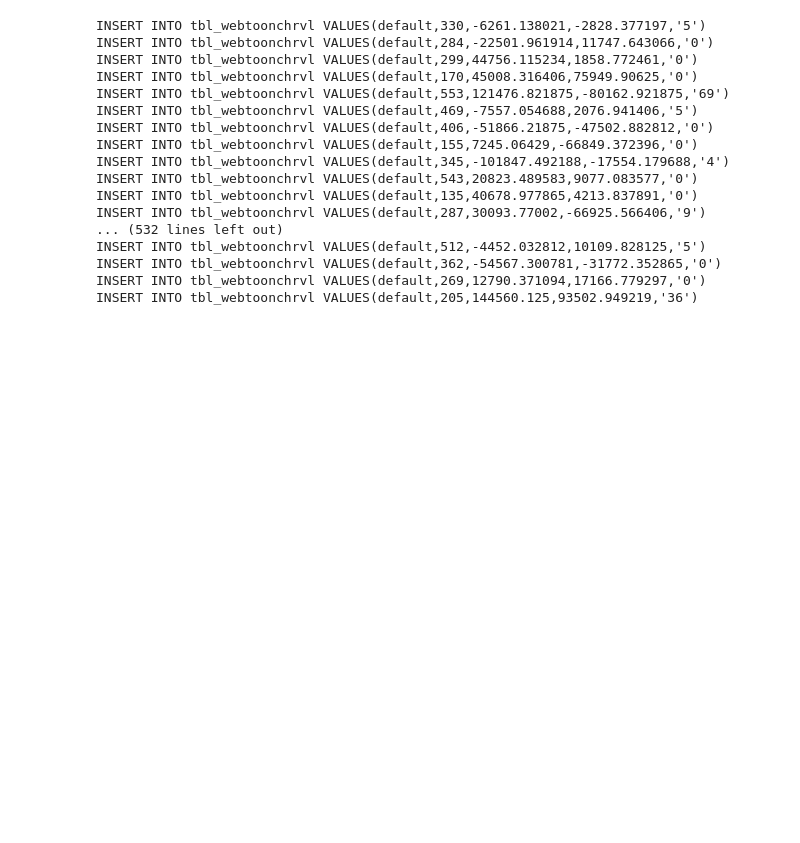
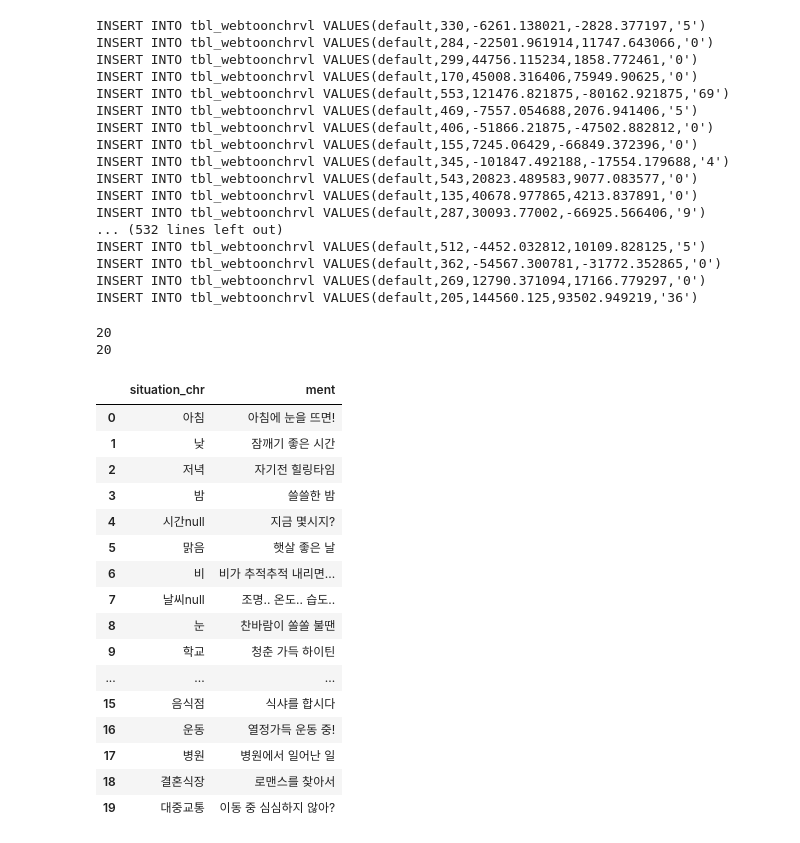
Before and after one commit to 2022-SMHRD-SW-DataDesign-1/four-leaf-clover, a Jupyter notebook: deep-learning/input_csv_to_db.ipynb, the cells around one changed output. Cells and saved outputs as stored; diff of their text form; code cells hidden in the pictures; blank space fills up the shorter version.

```diff
--- a/deep-learning/input_csv_to_db.ipynb
+++ b/deep-learning/input_csv_to_db.ipynb
@@ -829,3 +829,39 @@ INSERT INTO tbl_webtoonchrvl VALUES(default,512,-4452.032812,10109.828125,'5')
 INSERT INTO tbl_webtoonchrvl VALUES(default,362,-54567.300781,-31772.352865,'0')
 INSERT INTO tbl_webtoonchrvl VALUES(default,269,12790.371094,17166.779297,'0')
 INSERT INTO tbl_webtoonchrvl VALUES(default,205,144560.125,93502.949219,'36')
+# %%
+tbl_sttchr_form_df = pd.DataFrame({'situation_chr':[], 'ment':[]})
+# %%
+sttchr = ['아침', '낮', '저녁', '밤', '시간null', '맑음','비','날씨null','눈','학교','장소null','집','도심','자연','회사','음식점','운동','병원','결혼식장','대중교통']
+ment = ['아침에 눈을 뜨면!', '잠깨기 좋은 시간', '자기전 힐링타임', '쓸쓸한 밤', '지금 몇시지?', '햇살 좋은 날', '비가 추적추적 내리면...', '조명.. 온도.. 습도..', '찬바람이 쏠쏠 불땐',
+        '청춘 가득 하이틴', '언제 어디서든', '집돌이 집순이를 위한 시간!', '오늘은 무슨일이 생길까?', '풀내음 맡으며 자연속으로', '기분전환 해볼까?', '식샤를 합시다', '열정가득 운동 중!',
+        '병원에서 일어난 일', '로맨스를 찾아서', '이동 중 심심하지 않아?']
+# %%
+print(len(sttchr))
+print(len(ment))
+# %% [output]
+20
+20
+# %%
+for i in range(len(sttchr)):
+    tbl_sttchr_form_df.loc[i] = {'situation_chr':sttchr[i], 'ment':ment[i]}
+# %%
+tbl_sttchr_form_df
+# %% [output]
+|  | situation_chr | ment |
+| 0 | 아침 | 아침에 눈을 뜨면! |
+| 1 | 낮 | 잠깨기 좋은 시간 |
+| 2 | 저녁 | 자기전 힐링타임 |
+| 3 | 밤 | 쓸쓸한 밤 |
+| 4 | 시간null | 지금 몇시지? |
+| 5 | 맑음 | 햇살 좋은 날 |
+| 6 | 비 | 비가 추적추적 내리면... |
+| 7 | 날씨null | 조명.. 온도.. 습도.. |
+| 8 | 눈 | 찬바람이 쏠쏠 불땐 |
+| 9 | 학교 | 청춘 가득 하이틴 |
+| ... | ... | ... |
+| 15 | 음식점 | 식샤를 합시다 |
+| 16 | 운동 | 열정가득 운동 중! |
+| 17 | 병원 | 병원에서 일어난 일 |
+| 18 | 결혼식장 | 로맨스를 찾아서 |
+| 19 | 대중교통 | 이동 중 심심하지 않아? |
```
Also changed, not shown: parts of 1 cell of this notebook, 10 other files.
